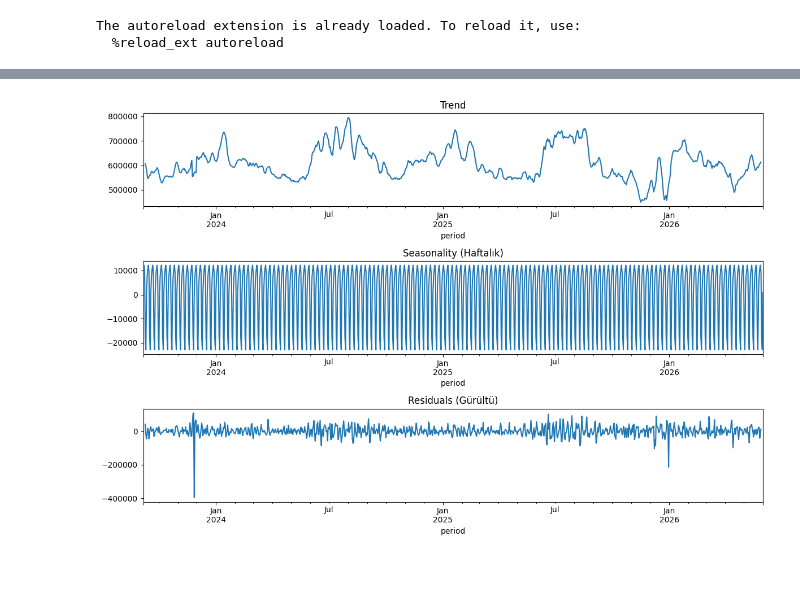
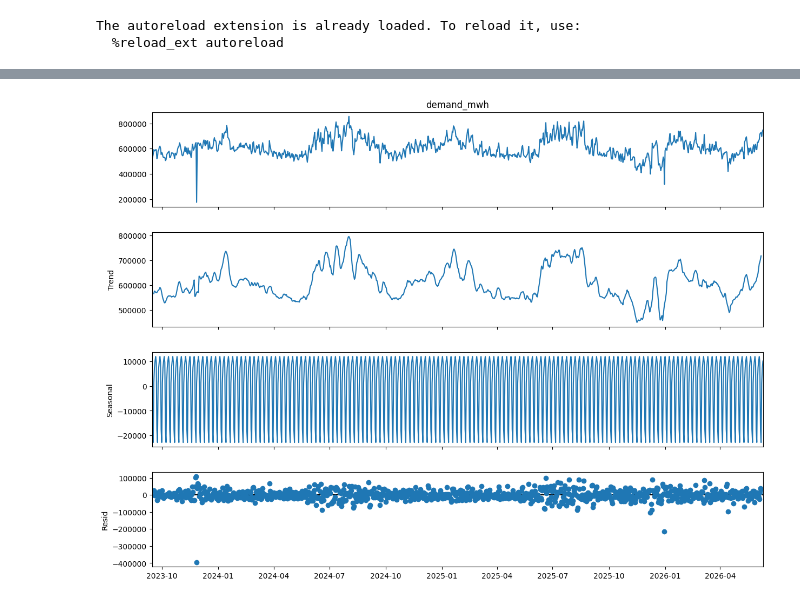
Before and after one commit to gulnurrr/energy-consumption-forecasting, a Jupyter notebook: notebooks/01_eda_and_baseline.ipynb, the cells around one changed output, grey strips where cells are left out. Drawn from its saved outputs; the diff is of its cells as text; code cells hidden in the pictures; blank space fills up the shorter version.

```diff
--- a/notebooks/01_eda_and_baseline.ipynb
+++ b/notebooks/01_eda_and_baseline.ipynb
@@ -58,10 +140,14 @@ None
 # %%
-# Group by the date index and sum the demand values
-df_daily = df_ts.groupby(df_ts.index).sum()
+# Ensure datetime index
+df_ts.index = pd.to_datetime(df_ts.index)
 
-# Verification: Do we now have only 1 row per date?
+# Aggregate to daily frequency (time-series correct way)
+df_daily = df_ts.resample("D").sum()
+
+# Verification
 print(f"Original shape: {df_ts.shape}")
-print(f"New shape (Daily aggregated): {df_daily.shape}")
+print(f"Daily shape: {df_daily.shape}")
+
 df_daily.head()
 # %% [output]
 Original shape: (5000, 1)
@@ -118,12 +169,0 @@ Index(['demand_mwh', 'day_of_week', 'month', 'is_weekend', 'temp_c'], dtype='str
-# %%
-# Check for missing days in the index
-full_range = pd.date_range(start=df_daily.index.min(), end=df_daily.index.max(), freq='D')
-missing = full_range.difference(df_daily.index)
-
-if len(missing) > 0:
-    print(f"Number of missing days: {len(missing)}")
-    # Fill missing dates using linear interpolation to maintain time series continuity
-    df_daily = df_daily.reindex(full_range).interpolate(method='linear')
-    print("Missing days have been filled.")
-else:
-    print("No missing days found. The dataset is complete, we can proceed.")
@@ -132,16 +181,19 @@ No missing days found. The dataset is complete, we can proceed.
 # %%
+from statsmodels.tsa.seasonal import seasonal_decompose
 import matplotlib.pyplot as plt
-from statsmodels.tsa.seasonal import seasonal_decompose
 
-# Veriyi trend, mevsimsellik ve kalıntı olarak ayır
-result = seasonal_decompose(df_final['demand_mwh'], model='additive', period=7)
+# decomposition
+result = seasonal_decompose(
+    df_daily["demand_mwh"],
+    model="additive",
+    period=7   # weekly seasonality assumption
+)
 
-fig, (ax1, ax2, ax3) = plt.subplots(3, 1, figsize=(12, 8))
-result.trend.plot(ax=ax1, title='Trend')
-result.seasonal.plot(ax=ax2, title='Seasonality (Haftalık)')
-result.resid.plot(ax=ax3, title='Residuals (Gürültü)')
-plt.tight_layout()
+# plot
+fig = result.plot()
+fig.set_size_inches(14, 10)
+
 plt.show()
 # %% [output]
-[figure, old version]
+[figure, new version]
 # %% [markdown]
```
Also changed, not shown: parts of 35 cells of this notebook, 22 other files.
